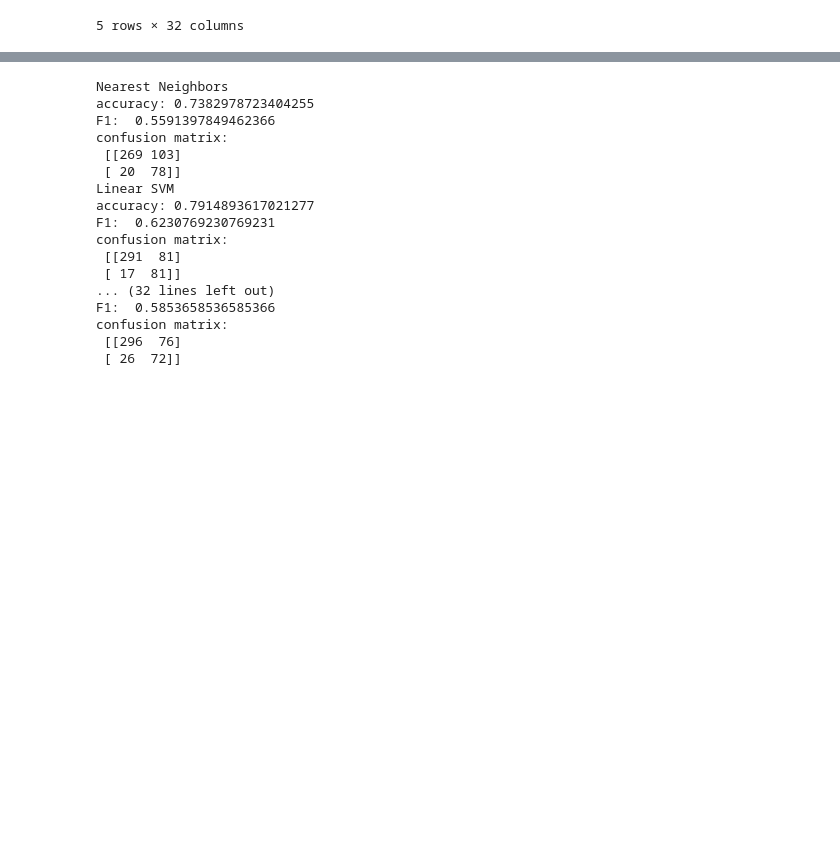
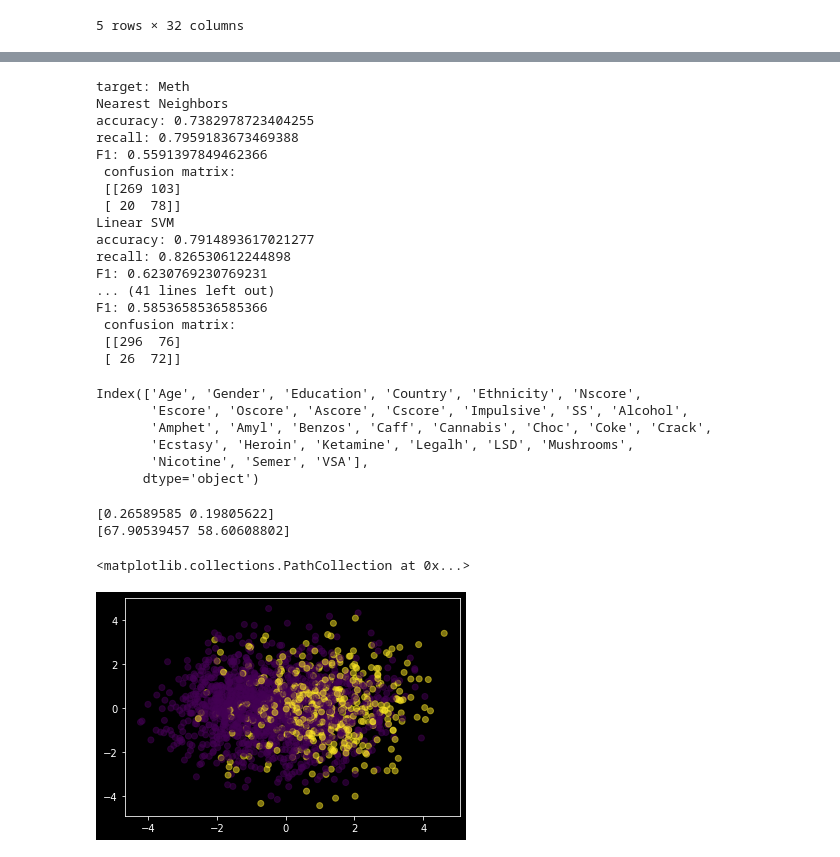
Before and after one commit to allisonhonold/drug_usage_classification_modeling, a Jupyter notebook: allison.ipynb, the cells around one changed output, grey strips where cells are left out. Cells and saved outputs as stored; diff of their text form; code cells hidden in the pictures; blank space fills up the shorter version.

Commit message:
print stats for each drug/model and create confusion matrix diagrams

```diff
--- a/allison.ipynb
+++ b/allison.ipynb
@@ -48,6 +51,5 @@ X_train, X_test, y_train, y_test = train_test_split(X, y, random_state=1)
 # %%
-sm = SMOTE(random_state=1)
-X_train_res, y_train_res = sm.fit_resample(X_train, y_train)
+targets = ['Meth']
 
 names = ["Nearest Neighbors", "Linear SVM", "Gaussian Process",
          "Decision Tree", "Random Forest", "AdaBoost",
@@ -72,25 +67,70 @@ scores: [0.83561644 0.84703196 0.85779817 0.84633028 0.86009174]
 # %%
-for name, clf in zip(names, classifiers):
-    clf.fit(X_train_res, y_train_res)
-    preds = clf.predict(X_test)
-    print(f"{name}\naccuracy: {accuracy_score(y_test, preds)}\nF1: ",
-        f"{f1_score(y_test, preds)}\nconfusion matrix: \n",
-        f"{confusion_matrix(y_test, preds, labels=[0, 1])}")
+for target in targets:
+     X = df_clean.drop(columns=[target, 'ID'])
+     y = df_clean[target]
+     X_train, X_test, y_train, y_test = train_test_split(X, y,
+                                        random_state=1)
+     sm = SMOTE(random_state=1)
+     X_train_res, y_train_res = sm.fit_resample(X_train, y_train)
+
+     print(f"\n\ntarget: {target}")
+     for model_name, clf in zip(names, classifiers):
+          clf.fit(X_train_res, y_train_res)
+          preds = clf.predict(X_test)
+          print(f"{model_name}\naccuracy: {accuracy_score(y_test, preds)}",
+               f"\nrecall: {recall_score(y_test, preds)}",
+               f"\nF1: {f1_score(y_test, preds)}\n",
+               f"confusion matrix: \n",
+               f"{confusion_matrix(y_test, preds, labels=[0, 1])}")
 # %% [output]
+target: Meth
 Nearest Neighbors
 accuracy: 0.7382978723404255
-F1:  0.5591397849462366
-confusion matrix:
+recall: 0.7959183673469388
+F1: 0.5591397849462366
+ confusion matrix:
  [[269 103]
  [ 20  78]]
 Linear SVM
 accuracy: 0.7914893617021277
-F1:  0.6230769230769231
-confusion matrix:
- [[291  81]
- [ 17  81]]
-... (32 lines left out)
-F1:  0.5853658536585366
-confusion matrix:
+recall: 0.826530612244898
+F1: 0.6230769230769231
+... (41 lines left out)
+F1: 0.5853658536585366
+ confusion matrix:
  [[296  76]
  [ 26  72]]
+# %%
+X.columns
+# %% [output]
+Index(['Age', 'Gender', 'Education', 'Country', 'Ethnicity', 'Nscore',
+       'Escore', 'Oscore', 'Ascore', 'Cscore', 'Impulsive', 'SS', 'Alcohol',
+       'Amphet', 'Amyl', 'Benzos', 'Caff', 'Cannabis', 'Choc', 'Coke', 'Crack',
+       'Ecstasy', 'Heroin', 'Ketamine', 'Legalh', 'LSD', 'Mushrooms',
+       'Nicotine', 'Semer', 'VSA'],
+      dtype='object')
+# %%
+from sklearn.decomposition import PCA
+pca = PCA(n_components=2)
+pca.fit(X.drop(columns=['Alcohol', 'Amphet', 'Amyl', 'Benzos', 'Caff',
+                'Cannabis', 'Choc', 'Coke', 'Crack', 'Ecstasy',
+                'Heroin', 'Ketamine', 'Legalh', 'LSD', 'Mushrooms',
+                'Nicotine', 'Semer', 'VSA']))
+print(pca.explained_variance_ratio_)
+print(pca.singular_values_)
+# %% [output]
+[0.26589585 0.19805622]
+[67.90539457 58.60608802]
+# %%
+pca_arr = pca.transform(X.drop(columns=['Alcohol', 'Amphet', 'Amyl',
+                'Benzos', 'Caff',
+                'Cannabis', 'Choc', 'Coke', 'Crack', 'Ecstasy',
+                'Heroin', 'Ketamine', 'Legalh', 'LSD', 'Mushrooms',
+                'Nicotine', 'Semer', 'VSA']))
+pca_df = pd.DataFrame(pca_arr, columns=['pca1', 'pca2'])
+# %%
+from matplotlib import pyplot as plt
+plt.scatter(pca_df['pca1'], pca_df['pca2'], c=y, alpha=.5)
+# %% [output]
+<matplotlib.collections.PathCollection at 0x...>
+[figure, added]
```
Also changed, not shown: parts of 3 cells of this notebook, 1 other file.
